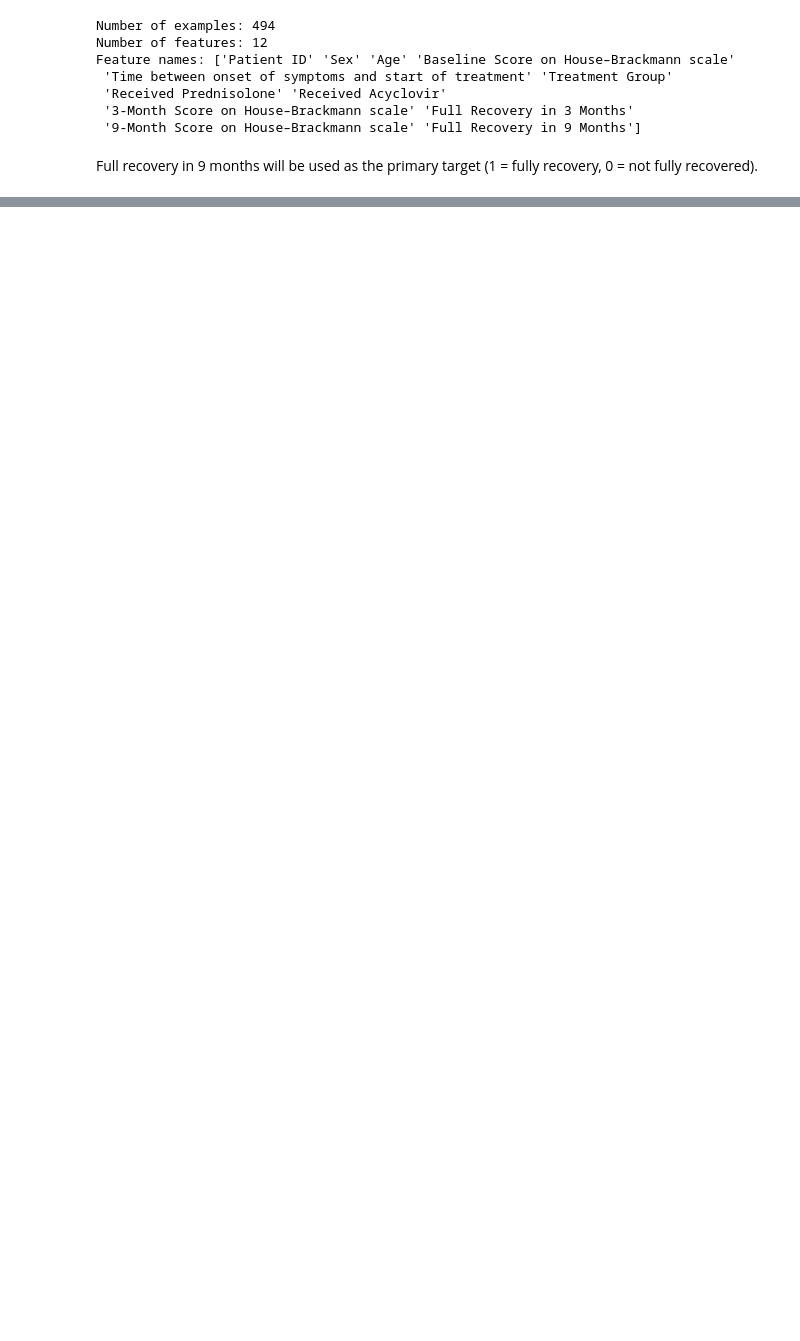
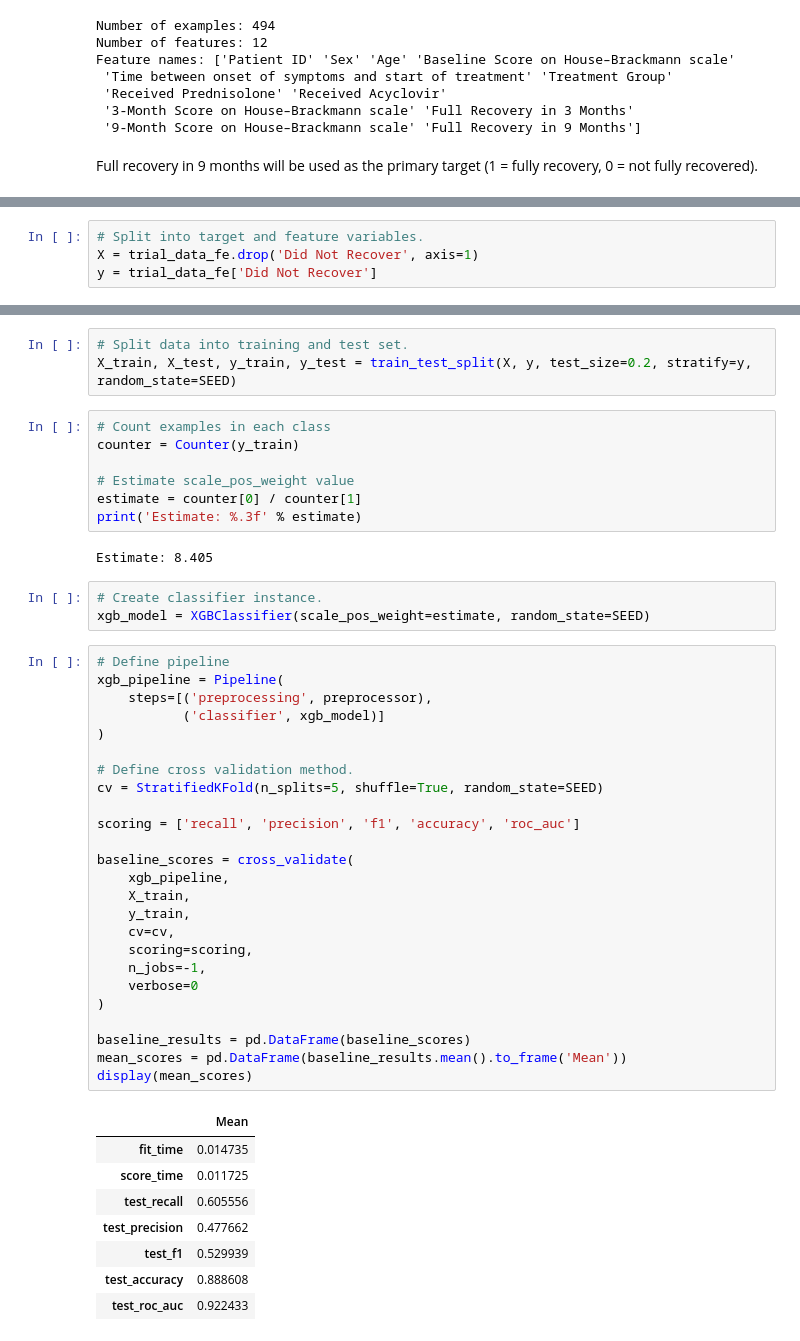
Before and after one commit to lauren-brixey/bells_palsy_trial, a Jupyter notebook: notebooks/bells_palsy_notebook.ipynb, the cells around one changed output, grey strips where cells are left out. Drawn from its saved outputs; the diff is of its cells as text; blank space fills up the shorter version.

```diff
--- a/notebooks/bells_palsy_notebook.ipynb
+++ b/notebooks/bells_palsy_notebook.ipynb
@@ -61,0 +240,4 @@ trial_data['Full Recovery in 9 Months'] = (trial_data['Full Recovery in 9 Months
+# %%
+# Split into target and feature variables.
+X = trial_data_fe.drop('Did Not Recover', axis=1)
+y = trial_data_fe['Did Not Recover']
@@ -61,0 +303,49 @@ trial_data['Full Recovery in 9 Months'] = (trial_data['Full Recovery in 9 Months
+# %%
+# Split data into training and test set.
+X_train, X_test, y_train, y_test = train_test_split(X, y, test_size=0.2, stratify=y, random_state=SEED)
+# %%
+# Count examples in each class
+counter = Counter(y_train)
+
+# Estimate scale_pos_weight value
+estimate = counter[0] / counter[1]
+print('Estimate: %.3f' % estimate)
+# %% [output]
+Estimate: 8.405
+# %%
+# Create classifier instance.
+xgb_model = XGBClassifier(scale_pos_weight=estimate, random_state=SEED)
+# %%
+# Define pipeline
+xgb_pipeline = Pipeline(
+    steps=[('preprocessing', preprocessor),
+           ('classifier', xgb_model)]
+)
+
+# Define cross validation method.
+cv = StratifiedKFold(n_splits=5, shuffle=True, random_state=SEED)
+
+scoring = ['recall', 'precision', 'f1', 'accuracy', 'roc_auc']
+
+baseline_scores = cross_validate(
+    xgb_pipeline,
+    X_train,
+    y_train,
+    cv=cv,
+    scoring=scoring,
+    n_jobs=-1,
+    verbose=0
+)
+
+baseline_results = pd.DataFrame(baseline_scores)
+mean_scores = pd.DataFrame(baseline_results.mean().to_frame('Mean'))
+display(mean_scores)
+# %% [output]
+|  | Mean |
+| fit_time | 0.014735 |
+| score_time | 0.011725 |
+| test_recall | 0.605556 |
+| test_precision | 0.477662 |
+| test_f1 | 0.529939 |
+| test_accuracy | 0.888608 |
+| test_roc_auc | 0.922433 |
```
Also changed, not shown: parts of 38 cells of this notebook, 2 other files.
